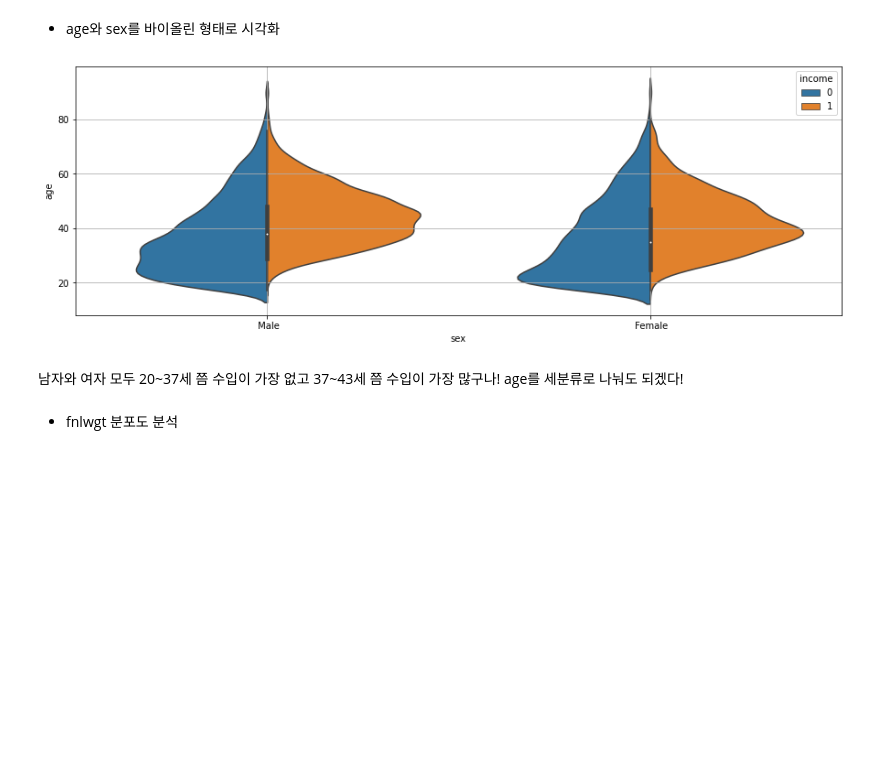
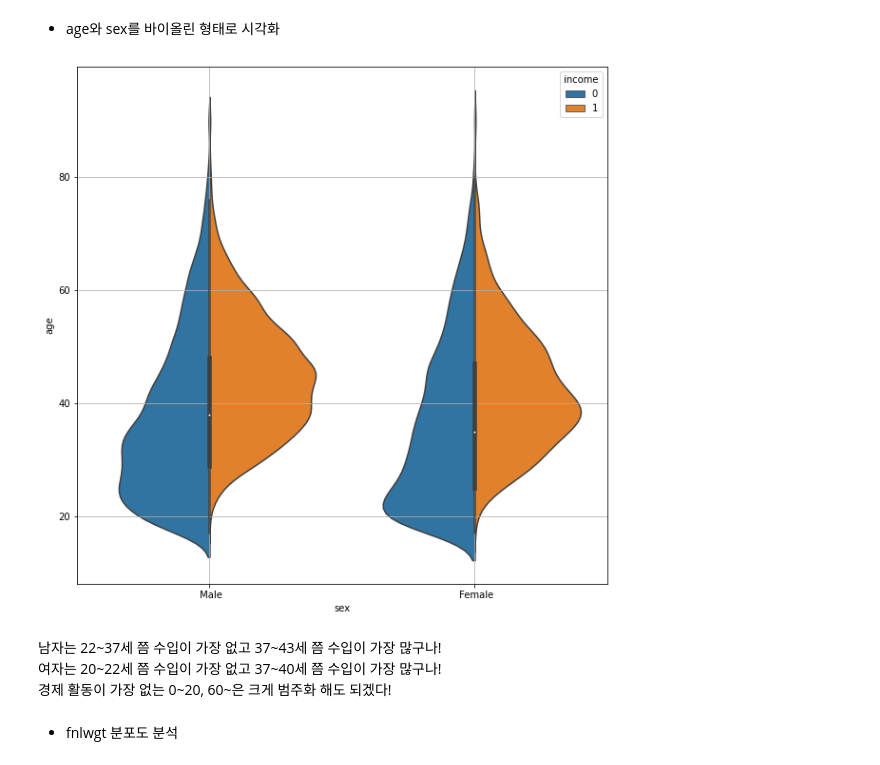
Before and after one commit to krandslam/kaggle_project, a Jupyter notebook: 결측치2/스케일링/Kaggle_income 예측.ipynb, the cells around one changed output. Cells and saved outputs as stored; diff of their text form; code cells hidden in the pictures; blank space fills up the shorter version.

```diff
--- a/결측치2/스케일링/Kaggle_income 예측.ipynb
+++ b/결측치2/스케일링/Kaggle_income 예측.ipynb
@@ -452,19 +461,21 @@ import seaborn as sns
 # %% [markdown]
 - age와 sex를 바이올린 형태로 시각화
 # %%
-plt.figure(figsize=(15,5))
+plt.figure(figsize=(10,10))
 # 바이올린 형태로 시각화
 sns.violinplot(data=train,
               x='sex',
               y='age',
               hue='income',
               split=True
               )
 plt.grid()
 # %% [output]
-[figure, old version]
+[figure, new version]
-# %% [markdown]
-남자와 여자 모두 20\~37세 쯤 수입이 가장 없고 37~43세 쯤 수입이 가장 많구나! age를 세분류로 나눠도 되겠다!
+# %% [markdown]
+남자는 22\~37세 쯤 수입이 가장 없고 37\~43세 쯤 수입이 가장 많구나!<br>
+여자는 20\~22세 쯤 수입이 가장 없고 37\~40세 쯤 수입이 가장 많구나!<br>
+경제 활동이 가장 없는 0\~20, 60\~은 크게 범주화 해도 되겠다!
 # %% [markdown]
 - fnlwgt 분포도 분석
 # %%
```
Also changed, not shown: parts of 38 cells of this notebook.
